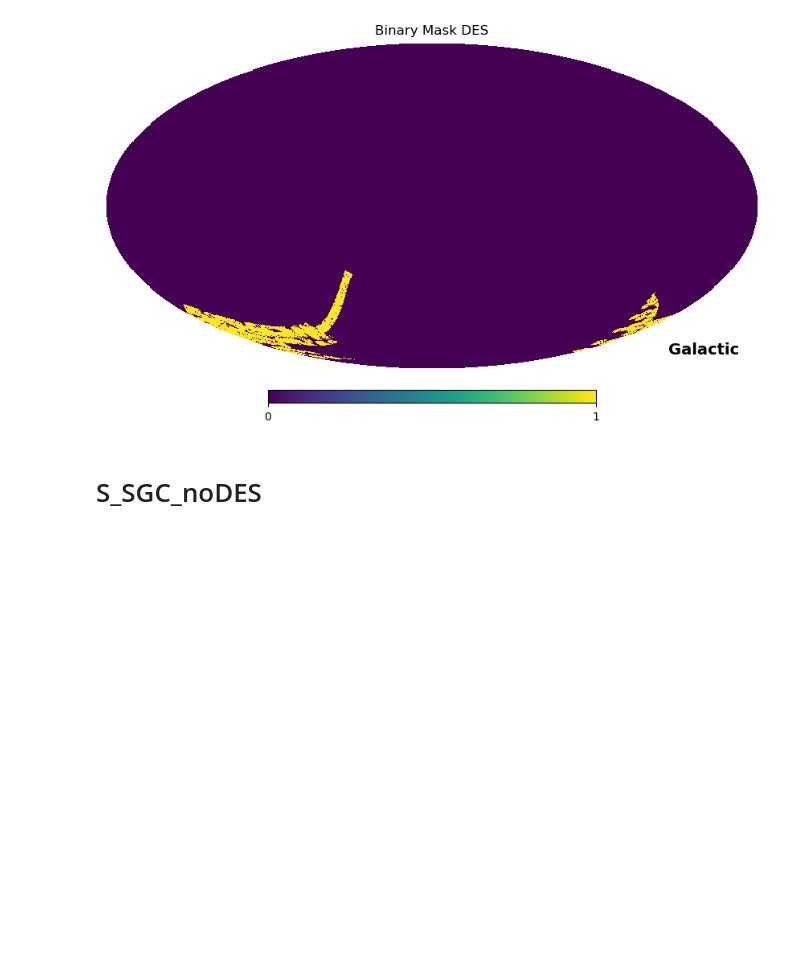
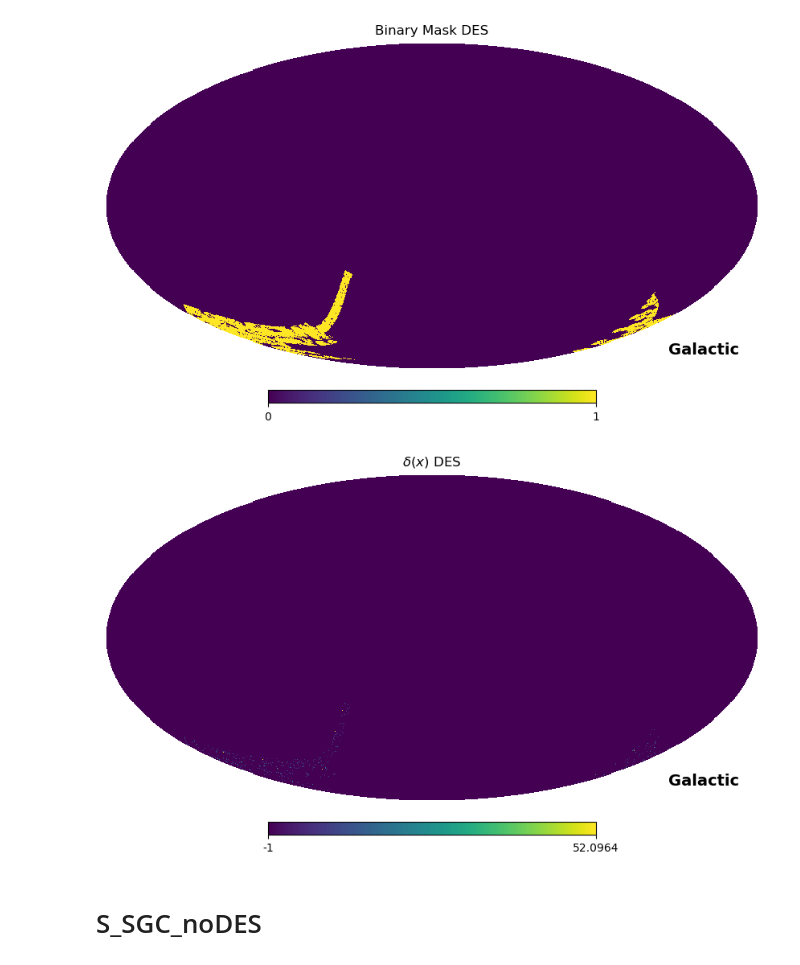
Before and after one commit to sofiachiarenza/DESI_X_BLAST, a Jupyter notebook: maps.ipynb, the cells around one changed output. Cells and saved outputs as stored; diff of their text form; code cells hidden in the pictures; blank space fills up the shorter version.

```diff
--- a/maps.ipynb
+++ b/maps.ipynb
@@ -258,6 +270,12 @@ bin_DES = hp.read_map(file)
 hp.mollview(bin_DES, title='Binary Mask DES', coord="G")
 # %% [output]
 [figure]
+# %%
+file = 'QSO_maps/QSO_z0.80_2.10_DES__HPmapcut_default_addRF_nside2048_v1.5_comp0.00_galactic_DELTA_MAP.fits'
+delta_DES = hp.read_map(file)
+hp.mollview(delta_DES, title=r'$\delta(x)$ DES', coord="G")
+# %% [output]
+[figure, added]
 # %% [markdown]
 # S_SGC_noDES
 # %%
```
Also changed, not shown: parts of 9 cells of this notebook.
